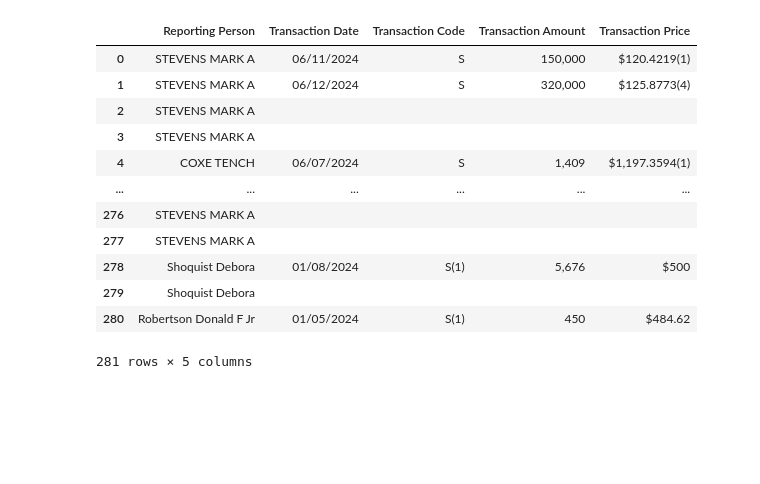
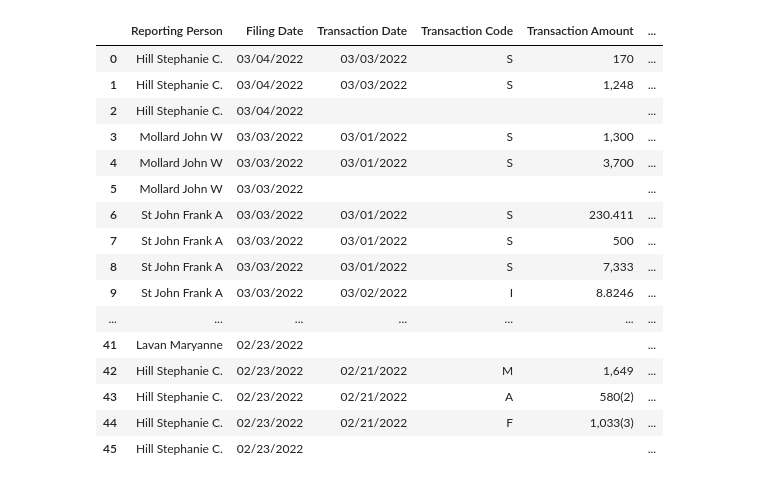
Before and after one commit to lewishartley/tradingstrategies, a Jupyter notebook: InsiderTrading.ipynb, the cells around one changed output. Cells and saved outputs as stored; diff of their text form; code cells hidden in the pictures; blank space fills up the shorter version.

```diff
--- a/InsiderTrading.ipynb
+++ b/InsiderTrading.ipynb
@@ -7,7 +7,7 @@ import xml.etree.ElementTree as ET
 from bs4 import BeautifulSoup
 import plotly.graph_objs as go
 # %%
-ticker = 'NVDA'
+ticker = 'LMT'
 
 headers = {
     'User-Agent': 'LewisHartley/1.0 (lewisdhartley@icloud.com)'
@@ -17,10 +17,8 @@ polygon_api_key = "KkfCQ7fsZnx0yK4bhX9fD81QplTh0Pf3" #This is not my API key, I
 
 cik_mapping_url = 'https://www.sec.gov/files/company_tickers.json'
 
-start_date = datetime(2024, 1, 1)
-#start_date = start_date.strftime('%Y-%m-%d')
-end_date = datetime(2024, 6, 17)
-#end_date = end_date.strftime('%Y-%m-%d')
+start_date = datetime(2022, 1, 1)
+end_date = datetime(2022, 3, 17)
 # %%
 ticker_data = pd.json_normalize(requests.get(f"https://api.polygon.io/v2/aggs/ticker/{ticker}/range/1/day/{start_date.strftime('%Y-%m-%d')}/{end_date.strftime('%Y-%m-%d')}?adjusted=true&sort=asc&limit=50000&apiKey={polygon_api_key}").json()["results"]).set_index("t")
 ticker_data.index = pd.to_datetime(ticker_data.index, unit="ms", utc=True).tz_convert("America/New_York")
@@ -91,18 +74,13 @@ def fetch_filings(cik):
 #Function that filters extracted filings for form 4s
 
 def filter_form4_filings(filings, start_date, end_date):
-    form4_filings = []
+    form4_urls = []
     for i in range(len(filings['form'])):
         if filings['form'][i] == "4":
             filing_date = datetime.strptime(filings['filingDate'][i], '%Y-%m-%d')
             if start_date <= filing_date <= end_date:
-                form4_filings.append({
-                    "accessionNumber": filings['accessionNumber'][i],
-                    "filingDate": filings['filingDate'][i],
-                    "primaryDocument": filings['primaryDocument'][i],
-                    "primaryDocDescription": filings['primaryDocDescription'][i]
-                })
-    return form4_filings
+                form4_urls.append(f"https://www.sec.gov/Archives/edgar/data/{cik}/{filings['accessionNumber'][i].replace('-', '')}/{filings['primaryDocument'][i]}",)
+    return form4_urls
 # %%
 # Function to fetch a filing from their url and parse HTML
 
@@ -127,11 +105,17 @@ def extract_form4_data(soup):
         findtd = findtr.find('td')
         repperson = findtd.find('a').get_text(strip=True)
 
+    datetable = soup.find_all('table')[-1]
+    if datetable:
+        daterow = datetable.find('tr')
+        filing_date = daterow.find_all('td')[2].get_text(strip=True)
+
     if non_derivative_rows:
         for row in non_derivative_rows[3:]:
             data = {}
             findtd = row.find_all('td')
             data['Reporting Person'] = repperson
+            data['Filing Date'] = filing_date
             data['Transaction Date'] = findtd[1].get_text(strip=True)
             data['Transaction Code'] = findtd[3].get_text(strip=True)
             data['Transaction Amount'] = findtd[5].get_text(strip=True)
@@ -175,12 +148,9 @@ filings_data = fetch_filings(cik)
 if filings_data:
     # Filter the Form 4 filings within the specified date range
     recent_filings = filings_data.get('filings', {}).get('recent', {})
-    form4_filings = filter_form4_filings(recent_filings, start_date, end_date)
-    if form4_filings:
-        for filing in form4_filings:
-            print(filing)
-            filing['form4url'] = f"https://www.sec.gov/Archives/edgar/data/{cik}/{filing['accessionNumber'].replace('-', '')}/{filing['primaryDocument']}"
-    else:
+    try:
+        urls = filter_form4_filings(recent_filings, start_date, end_date)
+    except:
         print("No Form 4 filings found within the specified date range.")
 else:
     print("Failed to fetch filings data.")
@@ -227,6 +157,6 @@ filings_df
 # %%
 extracted_data = []
-for document_url in filings_df['form4url']:
+for document_url in urls:
     try:
         soup = fetch_and_parse_html(document_url)
         filing_data = extract_form4_data(soup)
@@ -258,16 +188,20 @@ extracted_data
-|  | Reporting Person | Transaction Date | Transaction Code | Transaction Amount | Transaction Price |
-| 0 | STEVENS MARK A | 06/11/2024 | S | 150,000 | $120.4219(1) |
-| 1 | STEVENS MARK A | 06/12/2024 | S | 320,000 | $125.8773(4) |
-| 2 | STEVENS MARK A |  |  |  |  |
-| 3 | STEVENS MARK A |  |  |  |  |
-| 4 | COXE TENCH | 06/07/2024 | S | 1,409 | $1,197.3594(1) |
-| ... | ... | ... | ... | ... | ... |
-| 276 | STEVENS MARK A |  |  |  |  |
-| 277 | STEVENS MARK A |  |  |  |  |
-| 278 | Shoquist Debora | 01/08/2024 | S(1) | 5,676 | $500 |
-| 279 | Shoquist Debora |  |  |  |  |
-| 280 | Robertson Donald F Jr | 01/05/2024 | S(1) | 450 | $484.62 |
+|  | Reporting Person | Filing Date | Transaction Date | Transaction Code | Transaction Amount | ... |
+| 0 | Hill Stephanie C. | 03/04/2022 | 03/03/2022 | S | 170 | ... |
+| 1 | Hill Stephanie C. | 03/04/2022 | 03/03/2022 | S | 1,248 | ... |
+| 2 | Hill Stephanie C. | 03/04/2022 |  |  |  | ... |
+| 3 | Mollard John W | 03/03/2022 | 03/01/2022 | S | 1,300 | ... |
+| 4 | Mollard John W | 03/03/2022 | 03/01/2022 | S | 3,700 | ... |
+| 5 | Mollard John W | 03/03/2022 |  |  |  | ... |
+| 6 | St John Frank A | 03/03/2022 | 03/01/2022 | S | 230.411 | ... |
+| 7 | St John Frank A | 03/03/2022 | 03/01/2022 | S | 500 | ... |
+| 8 | St John Frank A | 03/03/2022 | 03/01/2022 | S | 7,333 | ... |
+| 9 | St John Frank A | 03/03/2022 | 03/02/2022 | I | 8.8246 | ... |
+| ... | ... | ... | ... | ... | ... | ... |
+| 41 | Lavan Maryanne | 02/23/2022 |  |  |  | ... |
+| 42 | Hill Stephanie C. | 02/23/2022 | 02/21/2022 | M | 1,649 | ... |
+| 43 | Hill Stephanie C. | 02/23/2022 | 02/21/2022 | A | 580(2) | ... |
+| 44 | Hill Stephanie C. | 02/23/2022 | 02/21/2022 | F | 1,033(3) | ... |
+| 45 | Hill Stephanie C. | 02/23/2022 |  |  |  | ... |
-281 rows × 5 columns
 # %%
 extracted_data.replace('', np.nan, inplace=True)
 extracted_data.dropna(inplace = True)
```
Also changed, not shown: parts of 18 cells of this notebook.
